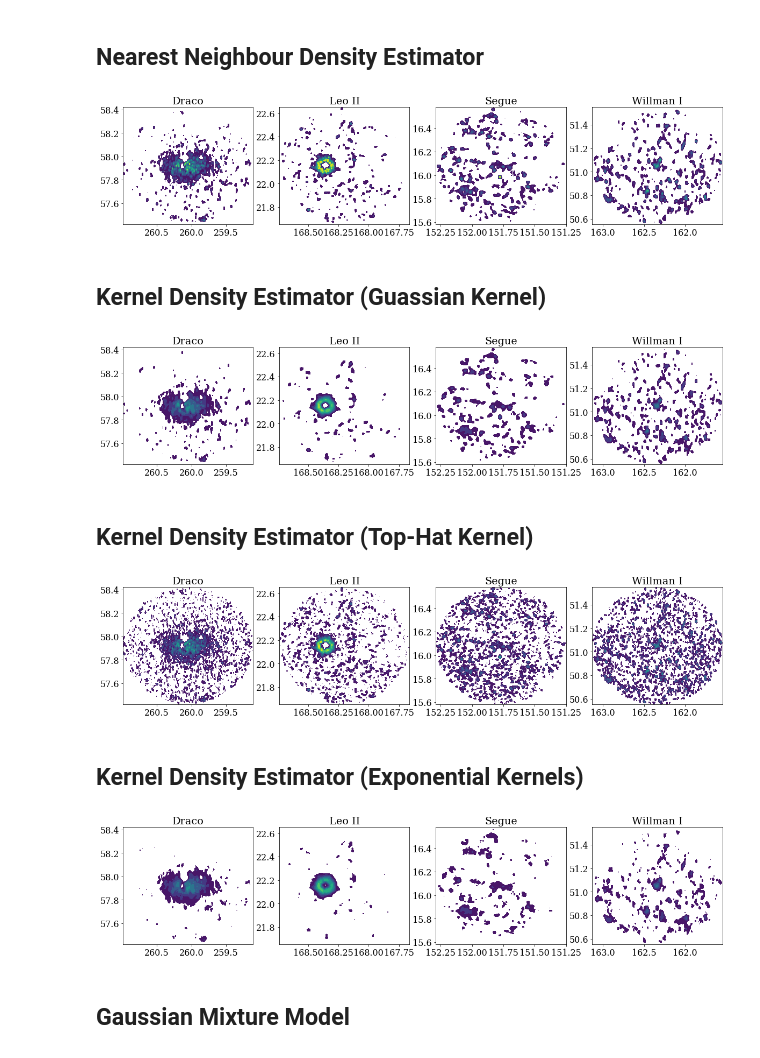
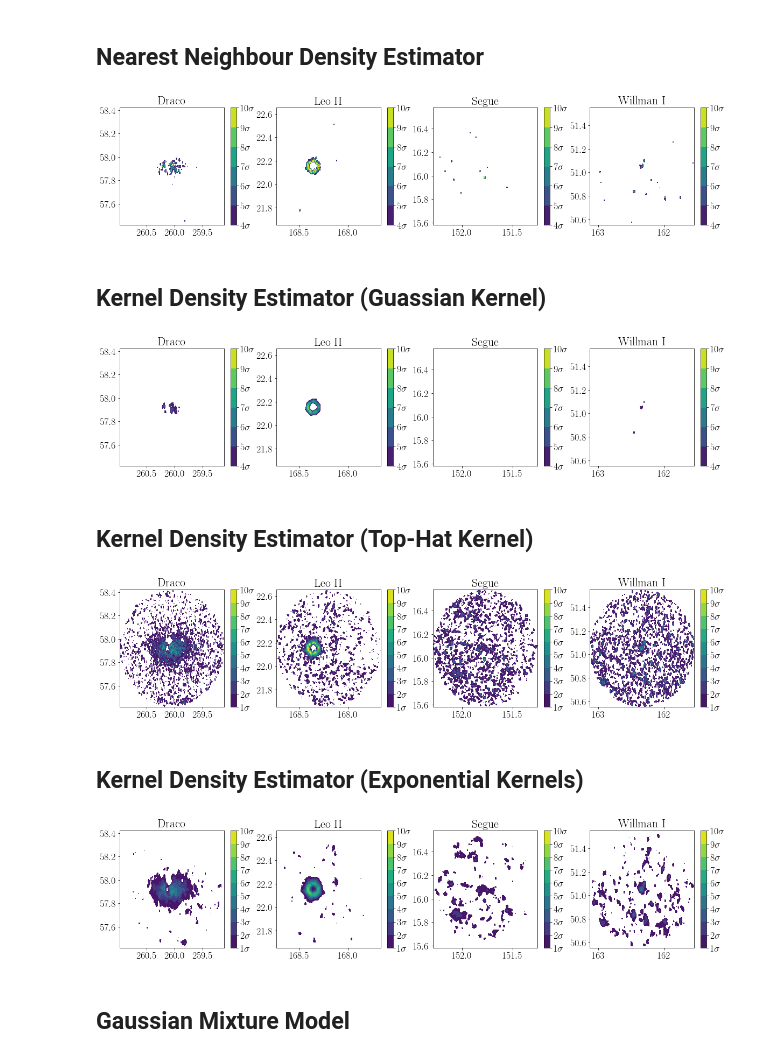
Before and after one commit to jkadowaki/ASTR502_project, a Jupyter notebook: Presentation/DwarfGalaxies.ipynb, the cells around one changed output. Drawn from its saved outputs; the diff is of its cells as text; code cells hidden in the pictures.

```diff
--- a/Presentation/DwarfGalaxies.ipynb
+++ b/Presentation/DwarfGalaxies.ipynb
@@ -126,19 +126,22 @@ def overdensities(dens, sigma_min, sigma_max, xmin=0, xmax=1, ymin=0, ymax=1):
 # %%
 plt.figure(figsize = (20, 4))
 k=0
 for name in sdss_data:
     ra, dec = read_data('../data/sdss_fields/'+name)
     dens_field_NN = density_functions.NN_bayesian_density(ra, dec, 20, 500)
 
-    X_NN, Y_NN, overdens_NN, colorbar_NN = overdensities(dens_field_NN, 1, 10, xmin=min(ra), xmax=max(ra), ymin=min(dec), ymax=max(dec))
+    X_NN, Y_NN, overdens_NN, colorbar_NN = overdensities(dens_field_NN, 4, 10, xmin=min(ra), xmax=max(ra), ymin=min(dec), ymax=max(dec))
     plt.subplot2grid((1,4), (0, k))
     plt.title(gal_name[k])
     plt.contourf(X_NN, Y_NN, dens_field_NN, overdens_NN)
+    cbar = plt.colorbar()
+    cbar.ax.set_yticks(np.arange(0, len(colorbar_NN)+1, 1))
+    cbar.ax.set_yticklabels(colorbar_NN)
     plt.gca().invert_xaxis()
 
     k+=1
 # %% [output]
-[figure, old version]
+[figure, new version]
 # %% [markdown]
 ## Kernel Density Estimator (Guassian Kernel)
 # %%
@@ -148,15 +151,18 @@ for name in sdss_data:
     ra, dec = read_data('../data/sdss_fields/'+name)
     dens_field_KDE_gaussian = density_functions.KDE(ra,dec, kernel = 'gaussian')
 
-    X_KDE_gaussian, Y_KDE_gaussian, overdens_KDE_gaussian, colorbar_KDE_exp = overdensities(dens_field_KDE_gaussian, 1, 10, xmin=min(ra), xmax=max(ra), ymin=min(dec), ymax=max(dec))
+    X_KDE_gaussian, Y_KDE_gaussian, overdens_KDE_gaussian, colorbar_KDE_gauss = overdensities(dens_field_KDE_gaussian, 4, 10, xmin=min(ra), xmax=max(ra), ymin=min(dec), ymax=max(dec))
     plt.subplot2grid((1,4), (0, k))
     plt.title(gal_name[k])
     plt.contourf(X_KDE_gaussian, Y_KDE_gaussian, dens_field_KDE_gaussian, overdens_KDE_gaussian)
     plt.gca().invert_xaxis()
+    cbar = plt.colorbar()
+    cbar.ax.set_yticks(np.arange(0, len(colorbar_KDE_gauss)+1, 1))
+    cbar.ax.set_yticklabels(colorbar_KDE_gauss)
 
     k+=1
 # %% [output]
-[figure, old version]
+[figure, new version]
 # %% [markdown]
 ## Kernel Density Estimator (Top-Hat Kernel)
 # %%
@@ -166,15 +172,18 @@ for name in sdss_data:
     ra, dec = read_data('../data/sdss_fields/'+name)
     dens_field_KDE_th = density_functions.KDE(ra,dec, kernel = 'tophat')
 
-    X_KDE_th, Y_KDE_th, overdens_KDE_th, colorbar_ = overdensities(dens_field_KDE_th, 1, 10, xmin=min(ra), xmax=max(ra), ymin=min(dec), ymax=max(dec))
+    X_KDE_th, Y_KDE_th, overdens_KDE_th, colorbar_KDE_th = overdensities(dens_field_KDE_th, 1, 10, xmin=min(ra), xmax=max(ra), ymin=min(dec), ymax=max(dec))
     plt.subplot2grid((1,4), (0, k))
     plt.title(gal_name[k])
     plt.contourf(X_KDE_th, Y_KDE_th, dens_field_KDE_th, overdens_KDE_th)
     plt.gca().invert_xaxis()
+    cbar = plt.colorbar()
+    cbar.ax.set_yticks(np.arange(0, len(colorbar_KDE_th)+1, 1))
+    cbar.ax.set_yticklabels(colorbar_KDE_th)
 
     k+=1
 # %% [output]
-[figure, old version]
+[figure, new version]
 # %% [markdown]
 ## Kernel Density Estimator (Exponential Kernels)
 # %%
@@ -184,15 +193,19 @@ for name in sdss_data:
     ra, dec = read_data('../data/sdss_fields/'+name)
     dens_field_KDE_exponential = density_functions.KDE(ra,dec, kernel = 'exponential')
 
-    X_KDE_exp, Y_KDE_exp, overdens_KDE_exp, colorbar_NN = overdensities(dens_field_KDE_exponential, 1, 10, xmin=min(ra), xmax=max(ra), ymin=min(dec), ymax=max(dec))
+    X_KDE_exp, Y_KDE_exp, overdens_KDE_exp, colorbar_KDE_exp = overdensities(dens_field_KDE_exponential, 1, 10, xmin=min(ra), xmax=max(ra), ymin=min(dec), ymax=max(dec))
     plt.subplot2grid((1,4), (0, k))
     plt.title(gal_name[k])
     plt.contourf(X_KDE_exp, Y_KDE_exp, dens_field_KDE_exponential, overdens_KDE_exp)
     plt.gca().invert_xaxis()
+    cbar = plt.colorbar()
+    cbar.ax.set_yticks(np.arange(0, len(colorbar_KDE_exp)+1, 1))
+    cbar.ax.set_yticklabels(colorbar_KDE_exp)
+
 
     k+=1
 # %% [output]
-[figure, old version]
+[figure, new version]
 # %% [markdown]
 ## Gaussian Mixture Model
 # %% [markdown]
```
Also changed, not shown: parts of 5 cells of this notebook, 2 other files.
